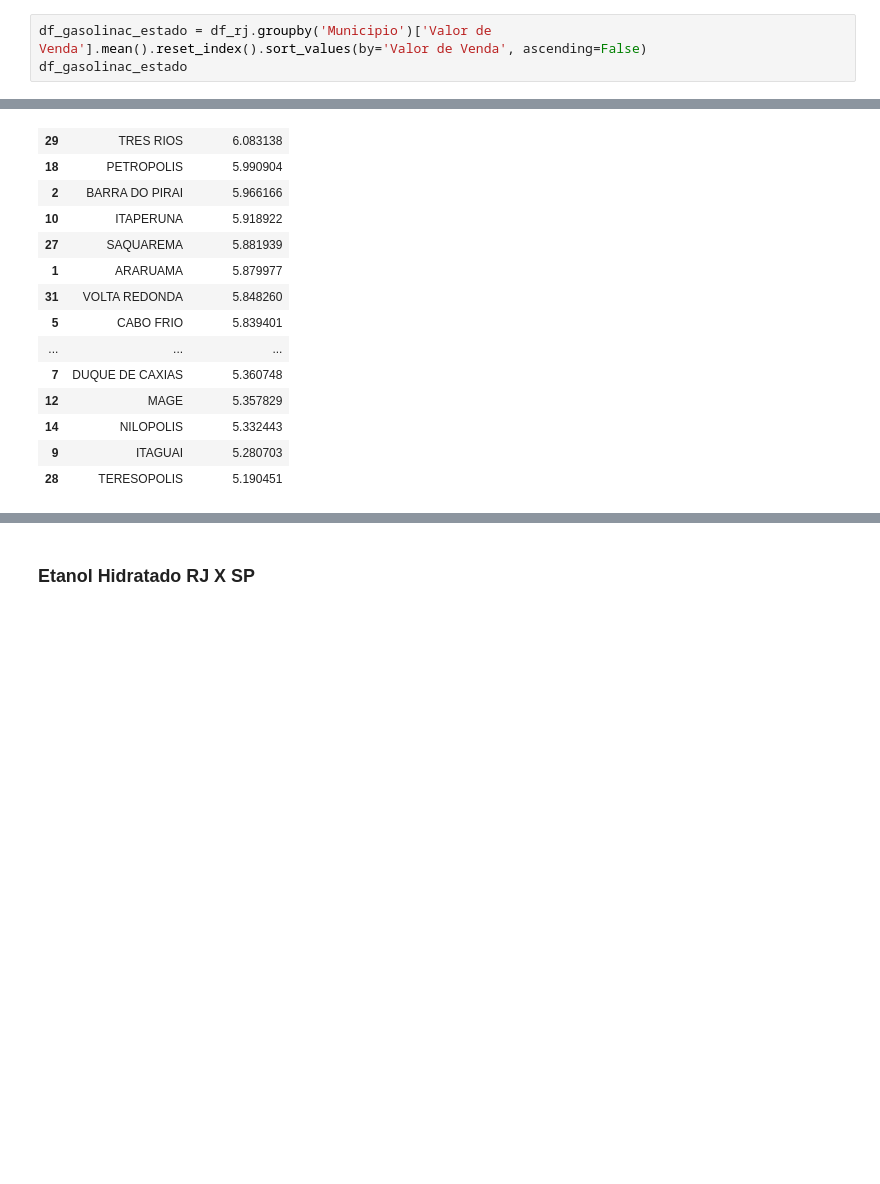
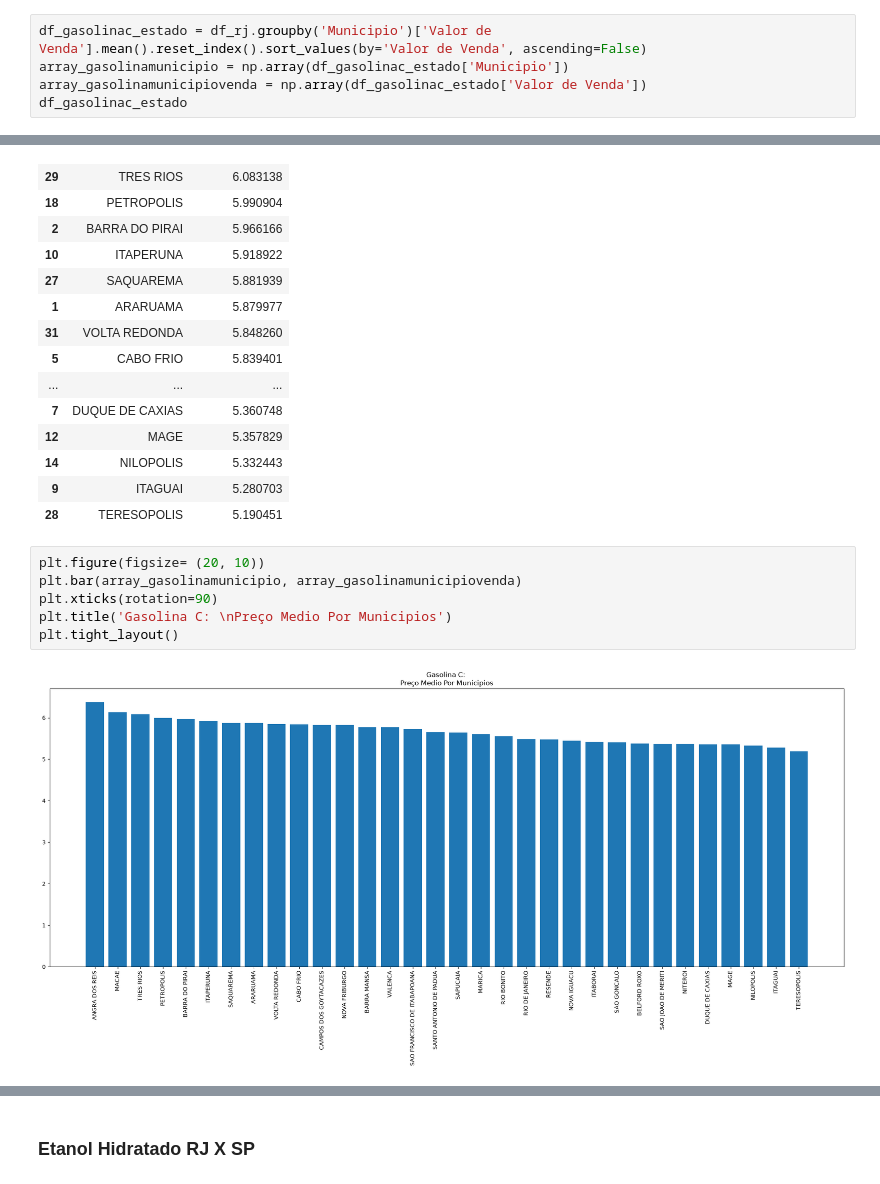
Before and after one commit to RafaelCruz660/UC2_Senac_dados, a Jupyter notebook: Precos_Combustivel_Brasil.ipynb, the cells around one changed output, grey strips where cells are left out. Drawn from its saved outputs; the diff is of its cells as text; blank space fills up the shorter version.

```diff
--- a/Precos_Combustivel_Brasil.ipynb
+++ b/Precos_Combustivel_Brasil.ipynb
@@ -41,5 +56,7 @@ df_rj
 # %%
 df_gasolinac_estado = df_rj.groupby('Municipio')['Valor de Venda'].mean().reset_index().sort_values(by='Valor de Venda', ascending=False)
+array_gasolinamunicipio = np.array(df_gasolinac_estado['Municipio'])
+array_gasolinamunicipiovenda = np.array(df_gasolinac_estado['Valor de Venda'])
 df_gasolinac_estado
 # %% [output]
 |  | Municipio | Valor de Venda |
@@ -59,6 +76,14 @@ df_gasolinac_estado
 | 14 | NILOPOLIS | 5.332443 |
 | 9 | ITAGUAI | 5.280703 |
 | 28 | TERESOPOLIS | 5.190451 |
+# %%
+plt.figure(figsize= (20, 10))
+plt.bar(array_gasolinamunicipio, array_gasolinamunicipiovenda)
+plt.xticks(rotation=90)
+plt.title('Gasolina C: \nPreço Medio Por Municipios')
+plt.tight_layout()
+# %% [output]
+[figure, added]
 # %%
 #outliers postos rj municipio
 
```
Also changed, not shown: parts of 12 cells of this notebook.
